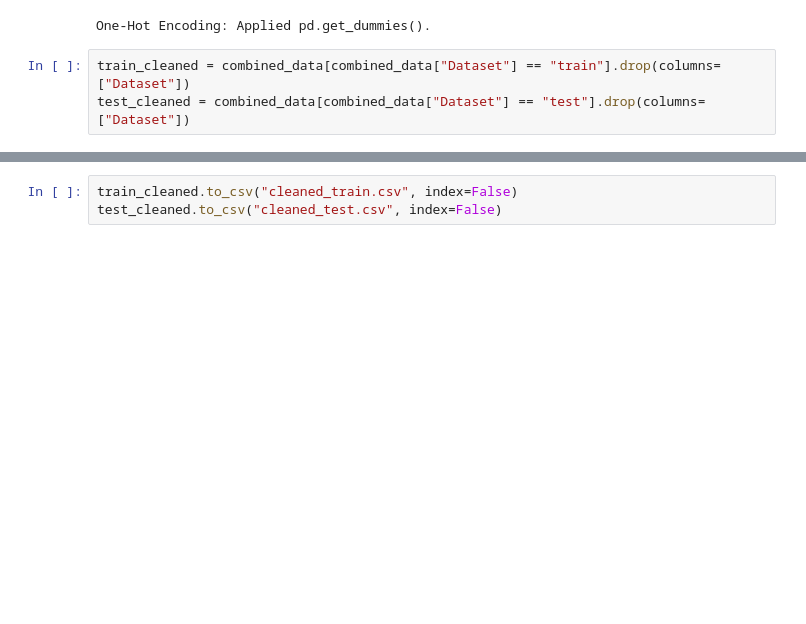
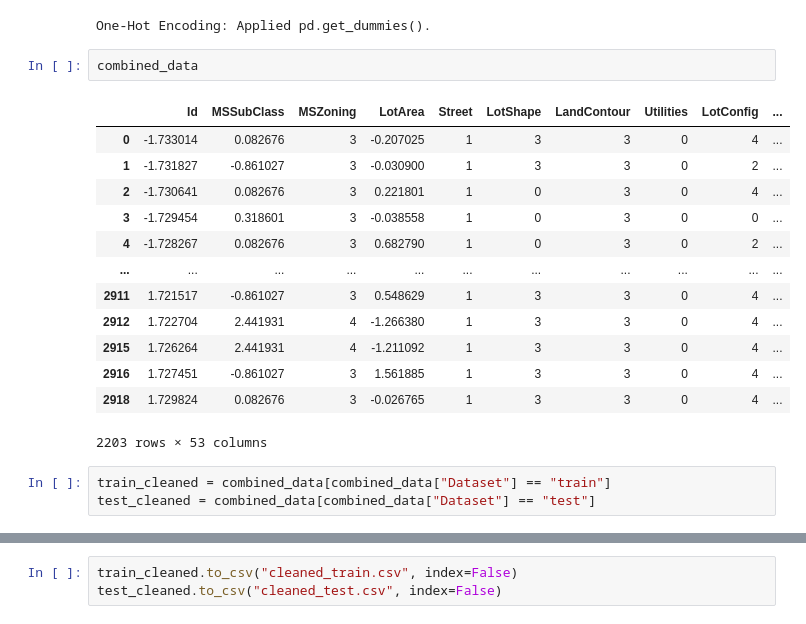
Before and after one commit to shujaullah/Housing-Price, a Jupyter notebook: data_set_merged_updated.ipynb, the cells around one changed output, grey strips where cells are left out. Drawn from its saved outputs; the diff is of its cells as text; blank space fills up the shorter version.

```diff
--- a/data_set_merged_updated.ipynb
+++ b/data_set_merged_updated.ipynb
@@ -124,6 +134,22 @@ combined_data = pd.get_dummies(combined_data, drop_first=True)
 print("One-Hot Encoding: Applied pd.get_dummies().")
 # %% [output]
 One-Hot Encoding: Applied pd.get_dummies().
+# %%
+combined_data
+# %% [output]
+|  | Id | MSSubClass | MSZoning | LotArea | Street | LotShape | LandContour | Utilities | LotConfig | ... |
+| 0 | -1.733014 | 0.082676 | 3 | -0.207025 | 1 | 3 | 3 | 0 | 4 | ... |
+| 1 | -1.731827 | -0.861027 | 3 | -0.030900 | 1 | 3 | 3 | 0 | 2 | ... |
+| 2 | -1.730641 | 0.082676 | 3 | 0.221801 | 1 | 0 | 3 | 0 | 4 | ... |
+| 3 | -1.729454 | 0.318601 | 3 | -0.038558 | 1 | 0 | 3 | 0 | 0 | ... |
+| 4 | -1.728267 | 0.082676 | 3 | 0.682790 | 1 | 0 | 3 | 0 | 2 | ... |
+| ... | ... | ... | ... | ... | ... | ... | ... | ... | ... | ... |
+| 2911 | 1.721517 | -0.861027 | 3 | 0.548629 | 1 | 3 | 3 | 0 | 4 | ... |
+| 2912 | 1.722704 | 2.441931 | 4 | -1.266380 | 1 | 3 | 3 | 0 | 4 | ... |
+| 2915 | 1.726264 | 2.441931 | 4 | -1.211092 | 1 | 3 | 3 | 0 | 4 | ... |
+| 2916 | 1.727451 | -0.861027 | 3 | 1.561885 | 1 | 3 | 3 | 0 | 4 | ... |
+| 2918 | 1.729824 | 0.082676 | 3 | -0.026765 | 1 | 3 | 3 | 0 | 4 | ... |
+2203 rows × 53 columns
 # %%
-train_cleaned = combined_data[combined_data["Dataset"] == "train"].drop(columns=["Dataset"])
-test_cleaned = combined_data[combined_data["Dataset"] == "test"].drop(columns=["Dataset"])
+train_cleaned = combined_data[combined_data["Dataset"] == "train"]
+test_cleaned = combined_data[combined_data["Dataset"] == "test"]
```
Also changed, not shown: parts of 7 cells of this notebook.
